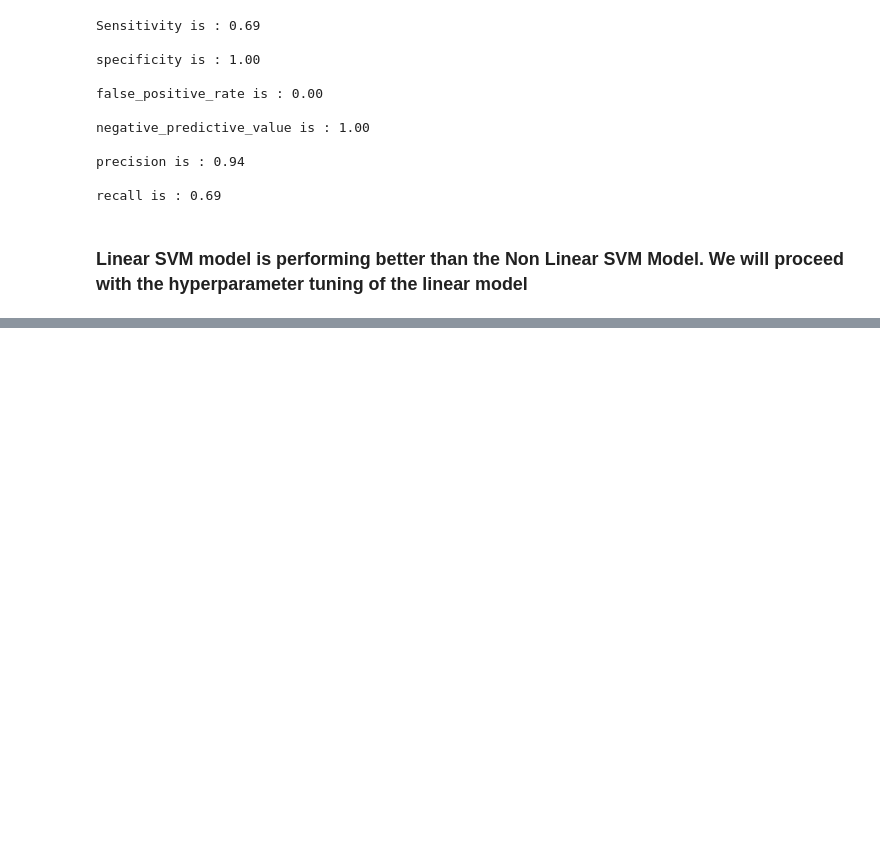
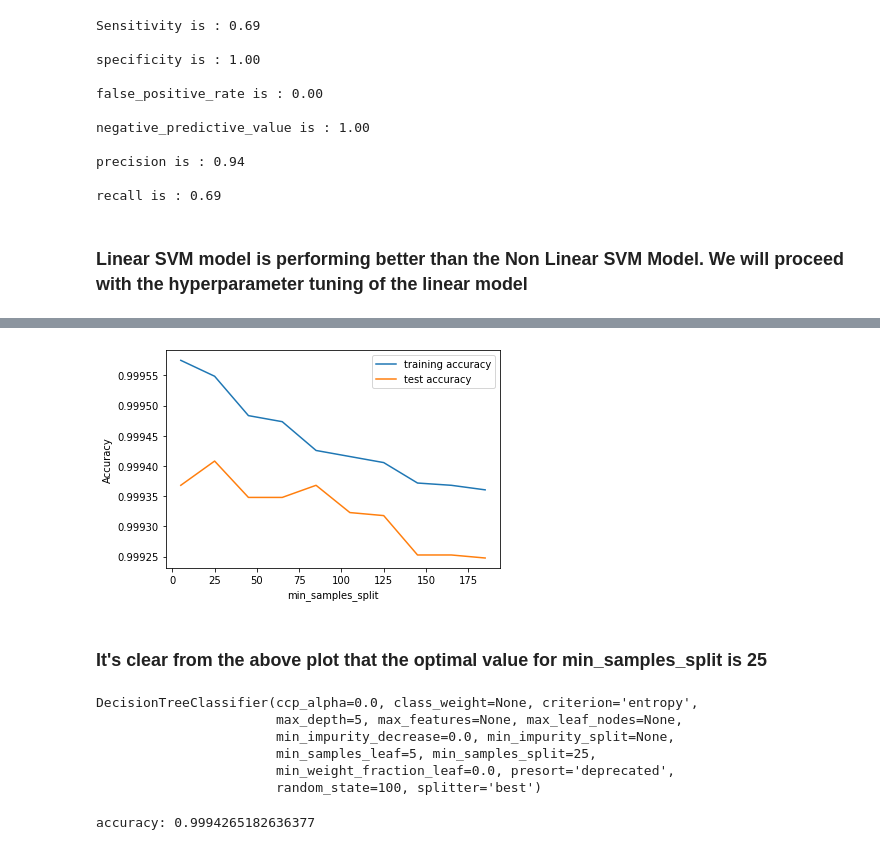
Before and after one commit to sumanjitmoshat/ClassicalML, a Jupyter notebook: Credit_Card_Fraud.ipynb, the cells around one changed output, grey strips where cells are left out. Saved outputs shown, nothing was run; the diff lists cells and outputs as text; code cells hidden in the pictures; blank space fills up the shorter version.

```diff
--- a/Credit_Card_Fraud.ipynb
+++ b/Credit_Card_Fraud.ipynb
@@ -1062,0 +1250,19 @@ Fitting 5 folds for each of 12 candidates, totalling 60 fits
+# %%
+# specify number of folds for k-fold CV
+n_folds = 5
+
+# parameters to build the model on
+parameters = {'min_samples_split': range(5, 200, 20)}
+
+# instantiate the model
+dtree = DecisionTreeClassifier(criterion = "entropy",
+                               max_depth=5,
+                               min_samples_leaf=5,
+                               random_state = 100)
+
+# fit tree on training data
+tree = GridSearchCV(dtree, parameters,
+                    cv=n_folds,
+                   scoring="accuracy",
+                    return_train_score=True)
+tree.fit(X_train, y_train)
@@ -1062,0 +1287,4 @@ Fitting 5 folds for each of 12 candidates, totalling 60 fits
+# %%
+# scores of GridSearch CV
+scores = tree.cv_results_
+pd.DataFrame(scores).head()
@@ -1062,0 +1298,32 @@ Fitting 5 folds for each of 12 candidates, totalling 60 fits
+# %%
+# plotting accuracies with min_samples_split
+plt.figure()
+plt.plot(scores["param_min_samples_split"],
+         scores["mean_train_score"],
+         label="training accuracy")
+plt.plot(scores["param_min_samples_split"],
+         scores["mean_test_score"],
+         label="test accuracy")
+plt.xlabel("min_samples_split")
+plt.ylabel("Accuracy")
+plt.legend()
+plt.show()
+# %% [output]
+[figure, added]
+# %% [markdown]
+### It's clear from the above plot that the optimal value for min_samples_split is 25
+# %%
+# model with optimal hyperparameters
+final_decision_tree = DecisionTreeClassifier(criterion = "entropy",
+                                  random_state = 100,
+                                  max_depth=5,
+                                  min_samples_leaf=5,
+                                  min_samples_split=25)
+final_decision_tree.fit(X_train, y_train)
+# %% [output]
+DecisionTreeClassifier(ccp_alpha=0.0, class_weight=None, criterion='entropy',
+                       max_depth=5, max_features=None, max_leaf_nodes=None,
+                       min_impurity_decrease=0.0, min_impurity_split=None,
+                       min_samples_leaf=5, min_samples_split=25,
+                       min_weight_fraction_leaf=0.0, presort='deprecated',
+                       random_state=100, splitter='best')
@@ -1062,0 +1332,4 @@ Fitting 5 folds for each of 12 candidates, totalling 60 fits
+# %%
+print("accuracy:", metrics.accuracy_score(y_true=y_test, y_pred=y_pred), "\n")
+# %% [output]
+accuracy: 0.9994265182636377
```
Also changed, not shown: parts of 35 cells of this notebook.
